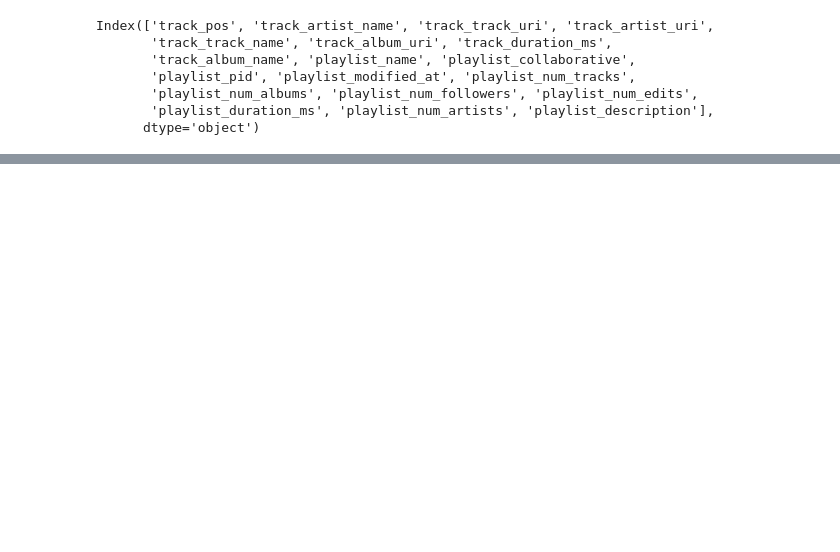
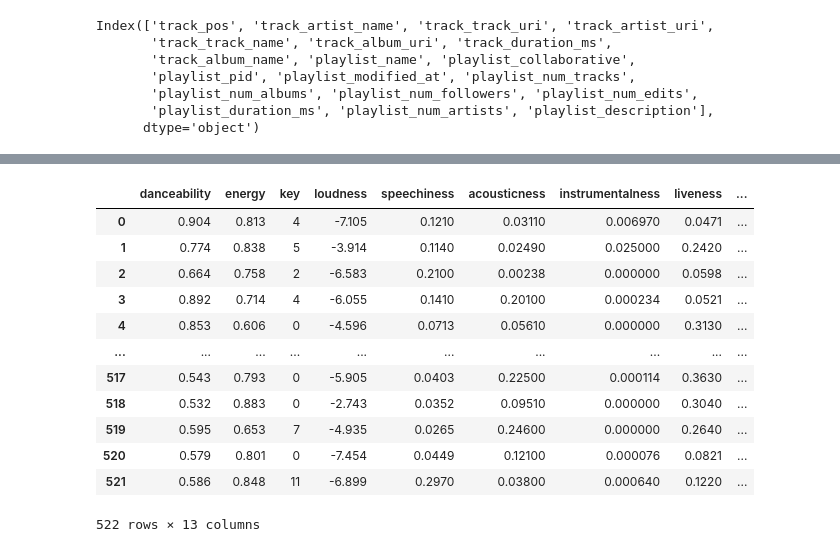
Before and after one commit to Ernek/song_recommender, a Jupyter notebook: Fuzzy_Clustering_model.ipynb, the cells around one changed output, grey strips where cells are left out. Saved outputs shown, nothing was run; the diff lists cells and outputs as text; code cells hidden in the pictures; blank space fills up the shorter version.

```diff
--- a/Fuzzy_Clustering_model.ipynb
+++ b/Fuzzy_Clustering_model.ipynb
@@ -641,0 +289,3 @@ Name: playlist_name, dtype: object
+# %%
+#check_df['artist_genre'] = check_df['artist_genre'].apply(lambda x: ' '.join([i.replace('-', '_') for i in x]))
+check_df['artist_genre'] = check_df['artist_genre'].apply(lambda x: ' '.join([i.replace('-', '_').replace('_', '') for i in x]))
@@ -641,0 +308,2 @@ Name: playlist_name, dtype: object
+# %%
+check_df['artist_genre'] = check_df['artist_genre'].apply(lambda x: ' '.join(list(set(x.split()))))
@@ -641,0 +426,4 @@ Name: playlist_name, dtype: object
+# %%
+#check_df['All_text'] = check_df.track_track_name.str.cat(" " + check_df.artist_genre)
+check_df['All_text'] = check_df.artist_genre
+check_df
@@ -641,0 +468,21 @@ Name: playlist_name, dtype: object
+# %%
+song_features = ['danceability', 'energy', 'key', 'loudness',
+       'speechiness', 'acousticness', 'instrumentalness', 'liveness',
+       'valence', 'tempo', 'song_popularity', 'artist_popularity', 'album_popularity']
+df_song_features = check_df[song_features]
+# %%
+df_song_features
+# %% [output]
+|  | danceability | energy | key | loudness | speechiness | acousticness | instrumentalness | liveness | ... |
+| 0 | 0.904 | 0.813 | 4 | -7.105 | 0.1210 | 0.03110 | 0.006970 | 0.0471 | ... |
+| 1 | 0.774 | 0.838 | 5 | -3.914 | 0.1140 | 0.02490 | 0.025000 | 0.2420 | ... |
+| 2 | 0.664 | 0.758 | 2 | -6.583 | 0.2100 | 0.00238 | 0.000000 | 0.0598 | ... |
+| 3 | 0.892 | 0.714 | 4 | -6.055 | 0.1410 | 0.20100 | 0.000234 | 0.0521 | ... |
+| 4 | 0.853 | 0.606 | 0 | -4.596 | 0.0713 | 0.05610 | 0.000000 | 0.3130 | ... |
+| ... | ... | ... | ... | ... | ... | ... | ... | ... | ... |
+| 517 | 0.543 | 0.793 | 0 | -5.905 | 0.0403 | 0.22500 | 0.000114 | 0.3630 | ... |
+| 518 | 0.532 | 0.883 | 0 | -2.743 | 0.0352 | 0.09510 | 0.000000 | 0.3040 | ... |
+| 519 | 0.595 | 0.653 | 7 | -4.935 | 0.0265 | 0.24600 | 0.000000 | 0.2640 | ... |
+| 520 | 0.579 | 0.801 | 0 | -7.454 | 0.0449 | 0.12100 | 0.000076 | 0.0821 | ... |
+| 521 | 0.586 | 0.848 | 11 | -6.899 | 0.2970 | 0.03800 | 0.000640 | 0.1220 | ... |
+522 rows × 13 columns
```
Also changed, not shown: parts of 110 cells of this notebook.
